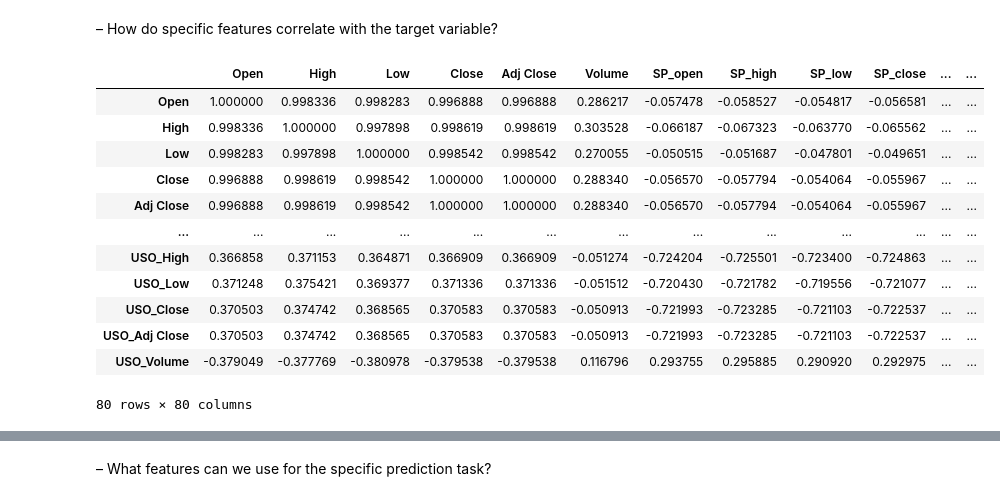
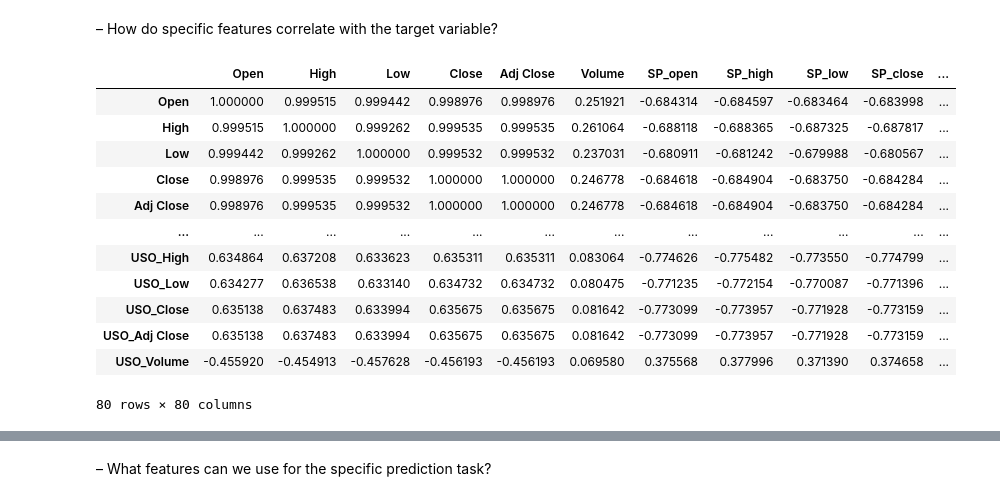
Before and after one commit to siningren/Final-Project, a Jupyter notebook: eda_cleaning.ipynb, the cells around one changed output, grey strips where cells are left out. Cells and saved outputs as stored; diff of their text form; code cells hidden in the pictures.

```diff
--- a/eda_cleaning.ipynb
+++ b/eda_cleaning.ipynb
@@ -2,6 +2,7 @@
 from data import load_data
 from plotting import hist_plot,time_series_plot,corr_heatmap,sort_corr
 from preprocessing import convert_datetime,remove_filers_with_boxplot
+from feature_engineering import lasso_features_selection
 
 import pandas as pd
 import numpy as np
@@ -9,6 +10,18 @@ import matplotlib.pyplot as plt
 import seaborn as sns
 import missingno as msn
 import warnings
+
+
+warnings.filterwarnings("ignore")
+pd.set_option('display.max_columns', 100)
+
+
+from sklearn.linear_model import LinearRegression
+from sklearn.model_selection import cross_val_score
+from sklearn.linear_model import Ridge, RidgeCV, ElasticNet, LassoCV, LassoLarsCV
+from sklearn.metrics import *
+plt.rcParams['axes.unicode_minus']=False
+from sklearn.preprocessing import MinMaxScaler, StandardScaler, LabelEncoder, OneHotEncoder
 # %% [markdown]
 ### Data loading
 # %%
@@ -99,21 +110,21 @@ data2 = remove_filers_with_boxplot(data1)
 – How do specific features correlate with the target variable?
 # %%
 # The correlation between the variables
-corr=data2.corr()
+corr=data1.corr()
 corr
 # %% [output]
-|  | Open | High | Low | Close | Adj Close | Volume | SP_open | SP_high | SP_low | SP_close | ... | ... |
-| Open | 1.000000 | 0.998336 | 0.998283 | 0.996888 | 0.996888 | 0.286217 | -0.057478 | -0.058527 | -0.054817 | -0.056581 | ... | ... |
-| High | 0.998336 | 1.000000 | 0.997898 | 0.998619 | 0.998619 | 0.303528 | -0.066187 | -0.067323 | -0.063770 | -0.065562 | ... | ... |
-| Low | 0.998283 | 0.997898 | 1.000000 | 0.998542 | 0.998542 | 0.270055 | -0.050515 | -0.051687 | -0.047801 | -0.049651 | ... | ... |
-| Close | 0.996888 | 0.998619 | 0.998542 | 1.000000 | 1.000000 | 0.288340 | -0.056570 | -0.057794 | -0.054064 | -0.055967 | ... | ... |
-| Adj Close | 0.996888 | 0.998619 | 0.998542 | 1.000000 | 1.000000 | 0.288340 | -0.056570 | -0.057794 | -0.054064 | -0.055967 | ... | ... |
-| ... | ... | ... | ... | ... | ... | ... | ... | ... | ... | ... | ... | ... |
-| USO_High | 0.366858 | 0.371153 | 0.364871 | 0.366909 | 0.366909 | -0.051274 | -0.724204 | -0.725501 | -0.723400 | -0.724863 | ... | ... |
-| USO_Low | 0.371248 | 0.375421 | 0.369377 | 0.371336 | 0.371336 | -0.051512 | -0.720430 | -0.721782 | -0.719556 | -0.721077 | ... | ... |
-| USO_Close | 0.370503 | 0.374742 | 0.368565 | 0.370583 | 0.370583 | -0.050913 | -0.721993 | -0.723285 | -0.721103 | -0.722537 | ... | ... |
-| USO_Adj Close | 0.370503 | 0.374742 | 0.368565 | 0.370583 | 0.370583 | -0.050913 | -0.721993 | -0.723285 | -0.721103 | -0.722537 | ... | ... |
-| USO_Volume | -0.379049 | -0.377769 | -0.380978 | -0.379538 | -0.379538 | 0.116796 | 0.293755 | 0.295885 | 0.290920 | 0.292975 | ... | ... |
+|  | Open | High | Low | Close | Adj Close | Volume | SP_open | SP_high | SP_low | SP_close | ... |
+| Open | 1.000000 | 0.999515 | 0.999442 | 0.998976 | 0.998976 | 0.251921 | -0.684314 | -0.684597 | -0.683464 | -0.683998 | ... |
+| High | 0.999515 | 1.000000 | 0.999262 | 0.999535 | 0.999535 | 0.261064 | -0.688118 | -0.688365 | -0.687325 | -0.687817 | ... |
+| Low | 0.999442 | 0.999262 | 1.000000 | 0.999532 | 0.999532 | 0.237031 | -0.680911 | -0.681242 | -0.679988 | -0.680567 | ... |
+| Close | 0.998976 | 0.999535 | 0.999532 | 1.000000 | 1.000000 | 0.246778 | -0.684618 | -0.684904 | -0.683750 | -0.684284 | ... |
+| Adj Close | 0.998976 | 0.999535 | 0.999532 | 1.000000 | 1.000000 | 0.246778 | -0.684618 | -0.684904 | -0.683750 | -0.684284 | ... |
+| ... | ... | ... | ... | ... | ... | ... | ... | ... | ... | ... | ... |
+| USO_High | 0.634864 | 0.637208 | 0.633623 | 0.635311 | 0.635311 | 0.083064 | -0.774626 | -0.775482 | -0.773550 | -0.774799 | ... |
+| USO_Low | 0.634277 | 0.636538 | 0.633140 | 0.634732 | 0.634732 | 0.080475 | -0.771235 | -0.772154 | -0.770087 | -0.771396 | ... |
+| USO_Close | 0.635138 | 0.637483 | 0.633994 | 0.635675 | 0.635675 | 0.081642 | -0.773099 | -0.773957 | -0.771928 | -0.773159 | ... |
+| USO_Adj Close | 0.635138 | 0.637483 | 0.633994 | 0.635675 | 0.635675 | 0.081642 | -0.773099 | -0.773957 | -0.771928 | -0.773159 | ... |
+| USO_Volume | -0.455920 | -0.454913 | -0.457628 | -0.456193 | -0.456193 | 0.069580 | 0.375568 | 0.377996 | 0.371390 | 0.374658 | ... |
 80 rows × 80 columns
 # %%
 corr_heatmap(corr)
```
Also changed, not shown: parts of 12 cells of this notebook, 2 other files.
